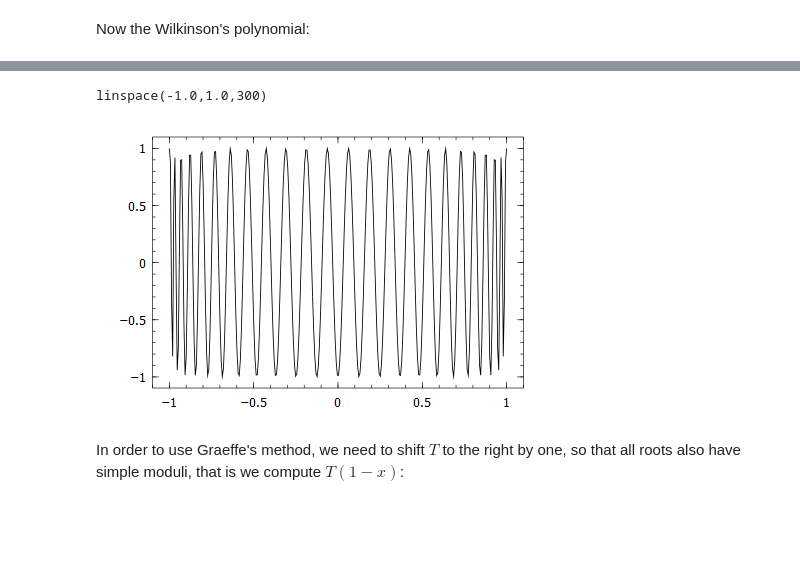
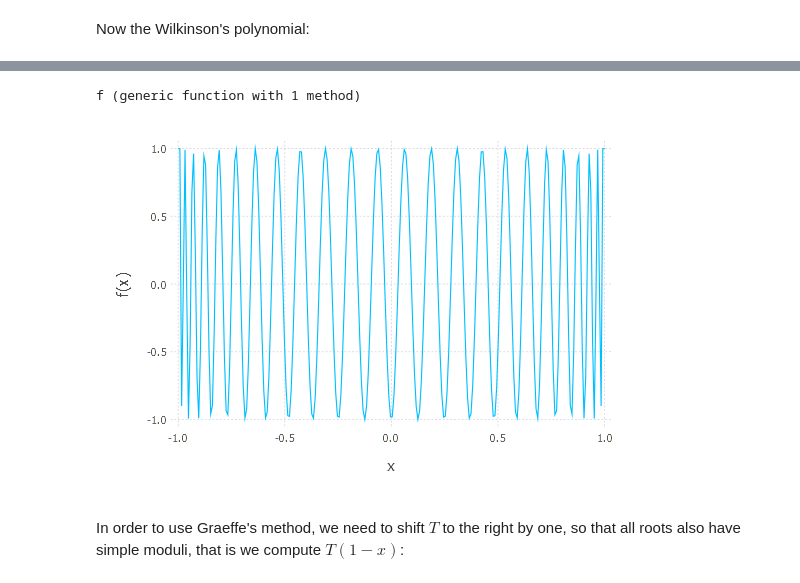
Before and after one commit to ivanslapnicar/GIAN-Applied-NLA-Course, a Jupyter notebook: src/Module A - Short Julia Course/S1 Examples in Julia.ipynb, the cells around one changed output, grey strips where cells are left out. Cells and saved outputs as stored; diff of their text form; code cells hidden in the pictures; blank space fills up the shorter version.

```diff
--- a/src/Module A - Short Julia Course/S1 Examples in Julia.ipynb
+++ b/src/Module A - Short Julia Course/S1 Examples in Julia.ipynb
@@ -169,11 +183,11 @@ WARNING: module Winston should explicitly import * from Base
-# %%
-x=linspace(-1,1,300)
-# %% [output]
-linspace(-1.0,1.0,300)
 # %%
-plot(x,T1(x))
+f(x)=T(x)
 # %% [output]
-[figure, removed]
+f (generic function with 1 method)
+# %%
+plot(f,-1,1)
+# %% [output]
+[figure, added]
 # %% [markdown]
 In order to use Graeffe's method, we need to shift $T$ to the right by one, so that all roots also have simple moduli, that is we compute $T(1-x)$:
 # %%
```
Also changed, not shown: parts of 51 cells of this notebook, 8 other files.
